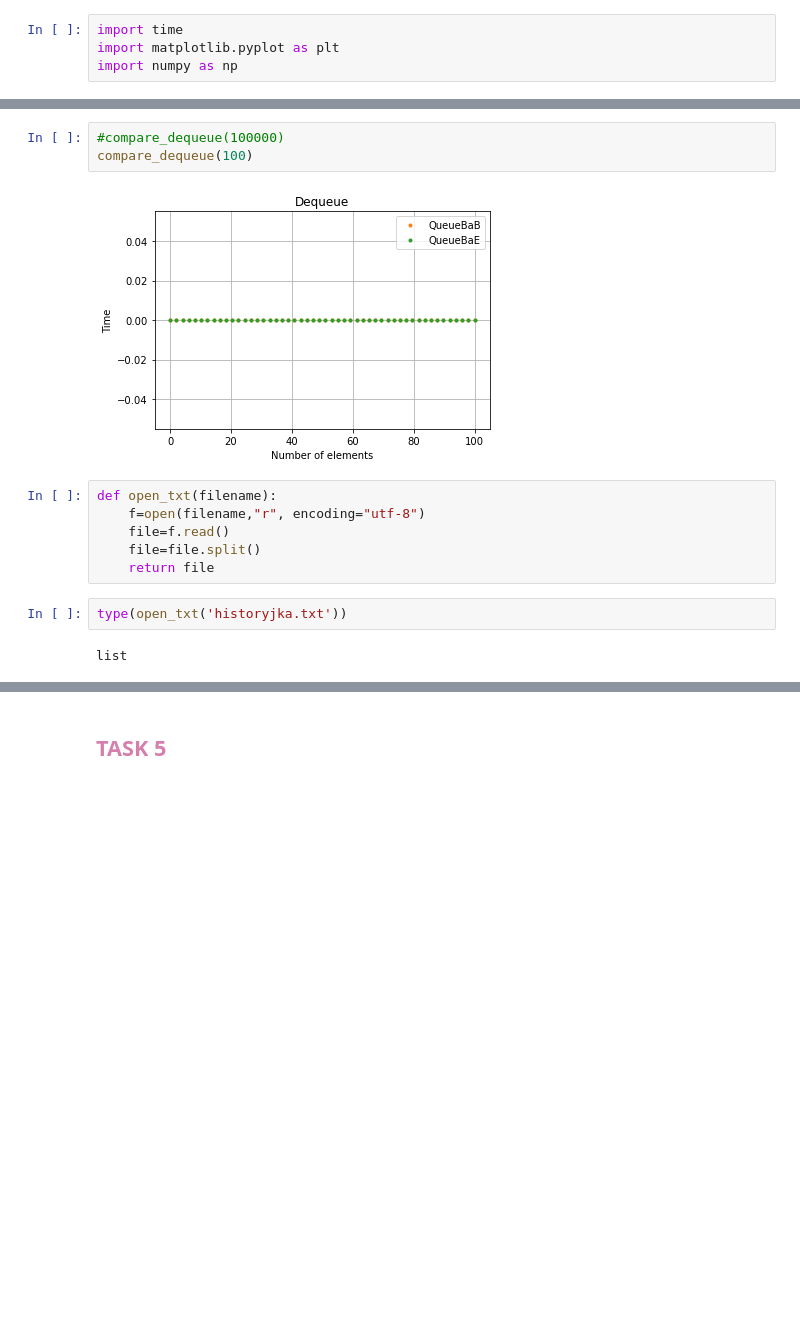
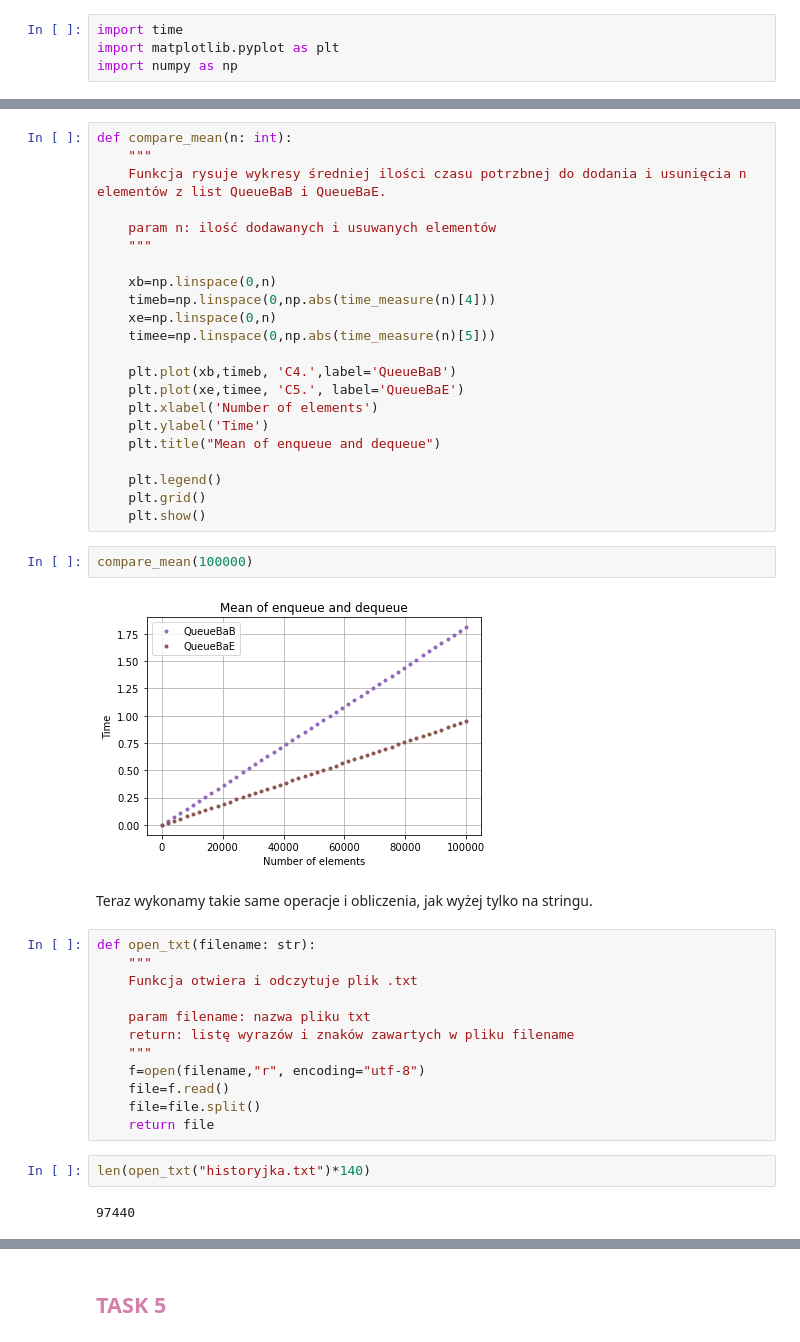
Before and after one commit to maggszy/date_algorithm, a Jupyter notebook: list4/trialll.ipynb, the cells around one changed output, grey strips where cells are left out. Saved outputs shown, nothing was run; the diff lists cells and outputs as text; blank space fills up the shorter version.

```diff
--- a/list4/trialll.ipynb
+++ b/list4/trialll.ipynb
@@ -215,16 +278,45 @@ compare_dequeue(100000)
-# %%
-#compare_dequeue(100000)
-compare_dequeue(100)
-# %% [output]
-[figure, removed]
+# %%
+def compare_mean(n: int):
+    """
+    Funkcja rysuje wykresy średniej ilości czasu potrzbnej do dodania i usunięcia n elementów z list QueueBaB i QueueBaE.
+
+    param n: ilość dodawanych i usuwanych elementów
+    """
+
+    xb=np.linspace(0,n)
+    timeb=np.linspace(0,np.abs(time_measure(n)[4]))
+    xe=np.linspace(0,n)
+    timee=np.linspace(0,np.abs(time_measure(n)[5]))
+
+    plt.plot(xb,timeb, 'C4.',label='QueueBaB')
+    plt.plot(xe,timee, 'C5.', label='QueueBaE')
+    plt.xlabel('Number of elements')
+    plt.ylabel('Time')
+    plt.title("Mean of enqueue and dequeue")
+
+    plt.legend()
+    plt.grid()
+    plt.show()
+# %%
+compare_mean(100000)
+# %% [output]
+[figure, added]
+# %% [markdown]
+Teraz wykonamy takie same operacje i obliczenia, jak wyżej tylko na stringu.
 # %%
-def open_txt(filename):
+def open_txt(filename: str):
+    """
+    Funkcja otwiera i odczytuje plik .txt
+
+    param filename: nazwa pliku txt
+    return: listę wyrazów i znaków zawartych w pliku filename
+    """
     f=open(filename,"r", encoding="utf-8")
     file=f.read()
     file=file.split()
     return file
 # %%
-type(open_txt('historyjka.txt'))
+len(open_txt("historyjka.txt")*140)
 # %% [output]
-list
+97440
 # %%
```
Also changed, not shown: parts of 30 cells of this notebook, 1 other file.
